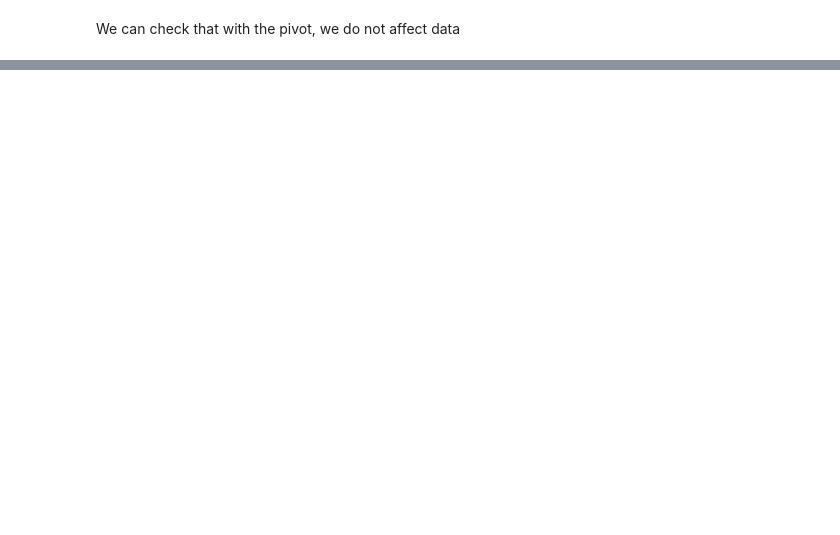
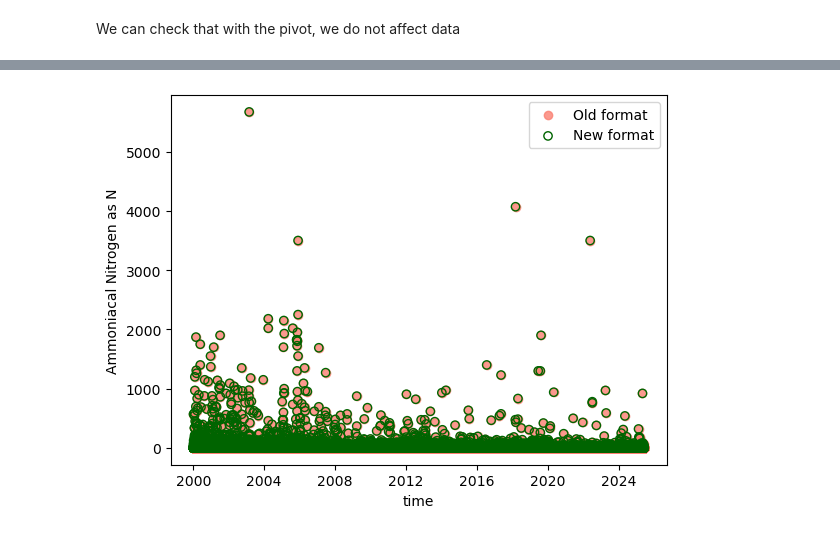
Before and after one commit to lonanni/InnovationProject_WaterQuality, a Jupyter notebook: Build_PreprocessingExample.ipynb, the cells around one changed output, grey strips where cells are left out. Saved outputs shown, nothing was run; the diff lists cells and outputs as text; code cells hidden in the pictures; blank space fills up the shorter version.

```diff
--- a/Build_PreprocessingExample.ipynb
+++ b/Build_PreprocessingExample.ipynb
@@ -102,0 +107,14 @@ piv.to_csv(data_dir+'/'+region_code+'WaterQuality.csv')
+# %%
+pv2 = rf.preprocessing(df)
+# %%
+plt.scatter(pd.to_datetime(df_sub[df_sub['determinand.definition']== 'Ammoniacal Nitrogen as N']['sample.sampleDateTime'])\
+         , df_sub[df_sub['determinand.definition']== 'Ammoniacal Nitrogen as N']["result"], label = "Old format", color="salmon",
+           alpha=0.8) # old dataset format
+plt.scatter(pd.to_datetime(pv2['sample.sampleDateTime'])\
+         , pv2['Ammoniacal Nitrogen as N'], edgecolor='darkgreen', facecolor="None", label="New format") # new dataset format
+plt.legend()
+plt.xlabel("time")
+plt.ylabel("Ammoniacal Nitrogen as N")
+plt.show()
+# %% [output]
+[figure, added]
```
Also changed, not shown: parts of 16 cells of this notebook.
